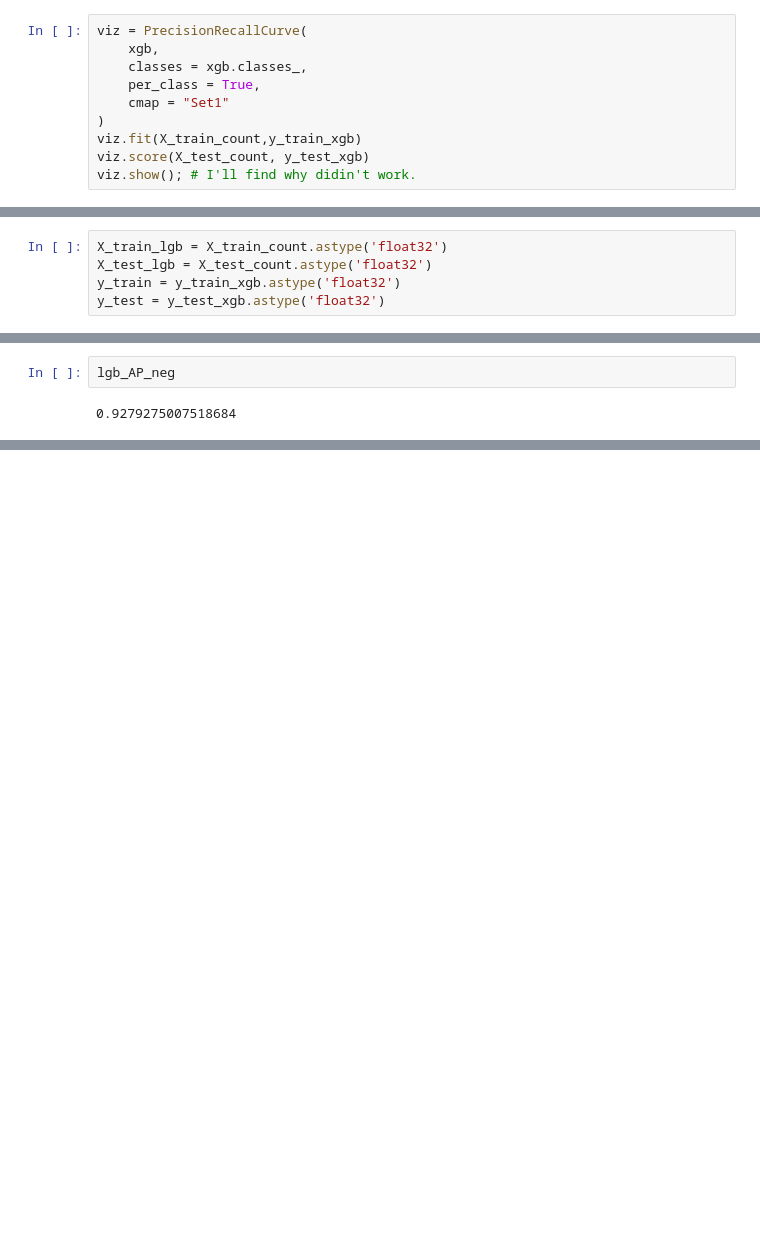
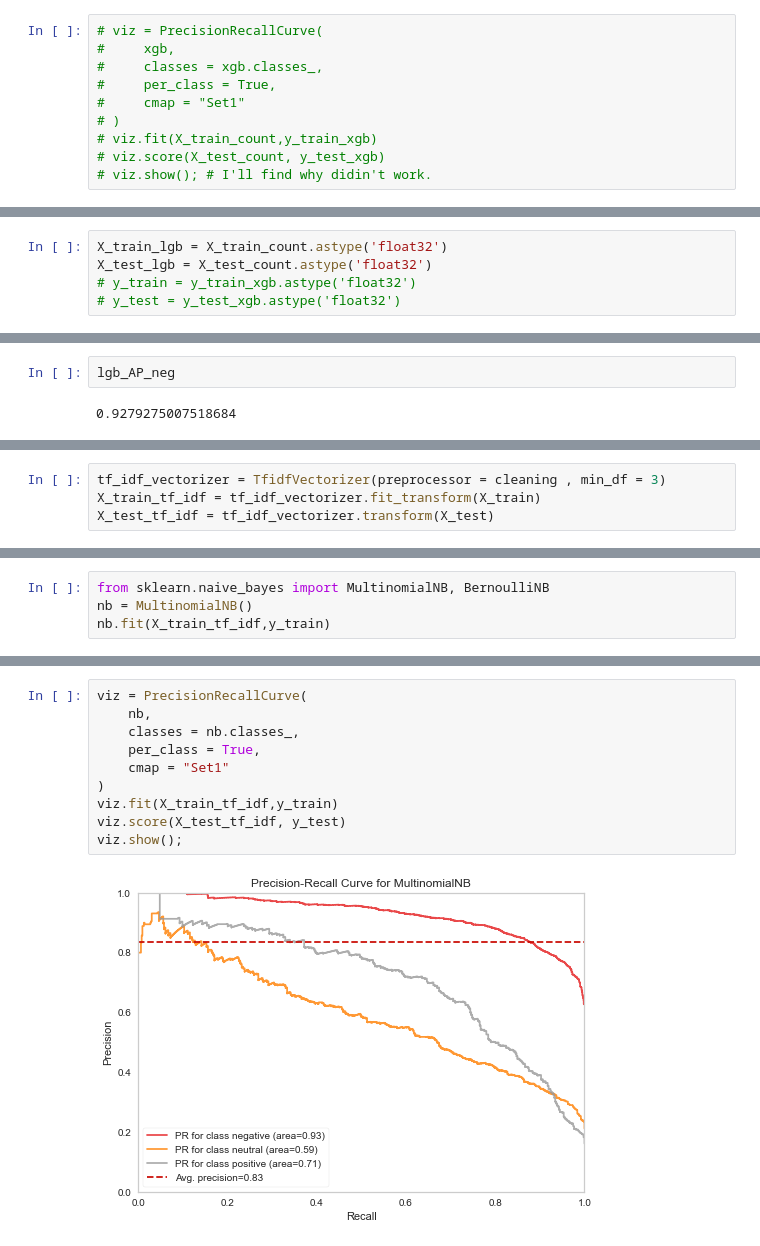
Before and after one commit to EmincanY/NLP, a Jupyter notebook: TechproEducation/NLP-2.ipynb, the cells around one changed output, grey strips where cells are left out. Cells and saved outputs as stored; diff of their text form; blank space fills up the shorter version.

```diff
--- a/TechproEducation/NLP-2.ipynb
+++ b/TechproEducation/NLP-2.ipynb
@@ -867,10 +872,10 @@ array([0, 1, 2], dtype=int64)
 # %%
-viz = PrecisionRecallCurve(
-    xgb,
-    classes = xgb.classes_,
-    per_class = True,
-    cmap = "Set1"
-)
-viz.fit(X_train_count,y_train_xgb)
-viz.score(X_test_count, y_test_xgb)
-viz.show(); # I'll find why didin't work.
+# viz = PrecisionRecallCurve(
+#     xgb,
+#     classes = xgb.classes_,
+#     per_class = True,
+#     cmap = "Set1"
+# )
+# viz.fit(X_train_count,y_train_xgb)
+# viz.score(X_test_count, y_test_xgb)
+# viz.show(); # I'll find why didin't work.
@@ -892,8 +894,8 @@ from lightgbm import LGBMClassifier
 # %%
 X_train_lgb = X_train_count.astype('float32')
 X_test_lgb = X_test_count.astype('float32')
-y_train = y_train_xgb.astype('float32')
-y_test = y_test_xgb.astype('float32')
+# y_train = y_train_xgb.astype('float32')
+# y_test = y_test_xgb.astype('float32')
 # %%
 lgb = LGBMClassifier(n_estimators = 500).fit(X_train_lgb , y_train)
 # %%
@@ -953,0 +989,4 @@ lgb_AP_neg
+# %%
+tf_idf_vectorizer = TfidfVectorizer(preprocessor = cleaning , min_df = 3)
+X_train_tf_idf = tf_idf_vectorizer.fit_transform(X_train)
+X_test_tf_idf = tf_idf_vectorizer.transform(X_test)
@@ -953,0 +1028,4 @@ lgb_AP_neg
+# %%
+from sklearn.naive_bayes import MultinomialNB, BernoulliNB
+nb = MultinomialNB()
+nb.fit(X_train_tf_idf,y_train)
@@ -953,0 +1067,12 @@ lgb_AP_neg
+# %%
+viz = PrecisionRecallCurve(
+    nb,
+    classes = nb.classes_,
+    per_class = True,
+    cmap = "Set1"
+)
+viz.fit(X_train_tf_idf,y_train)
+viz.score(X_test_tf_idf, y_test)
+viz.show();
+# %% [output]
+[figure, added]
```
Also changed, not shown: parts of 135 cells of this notebook.
